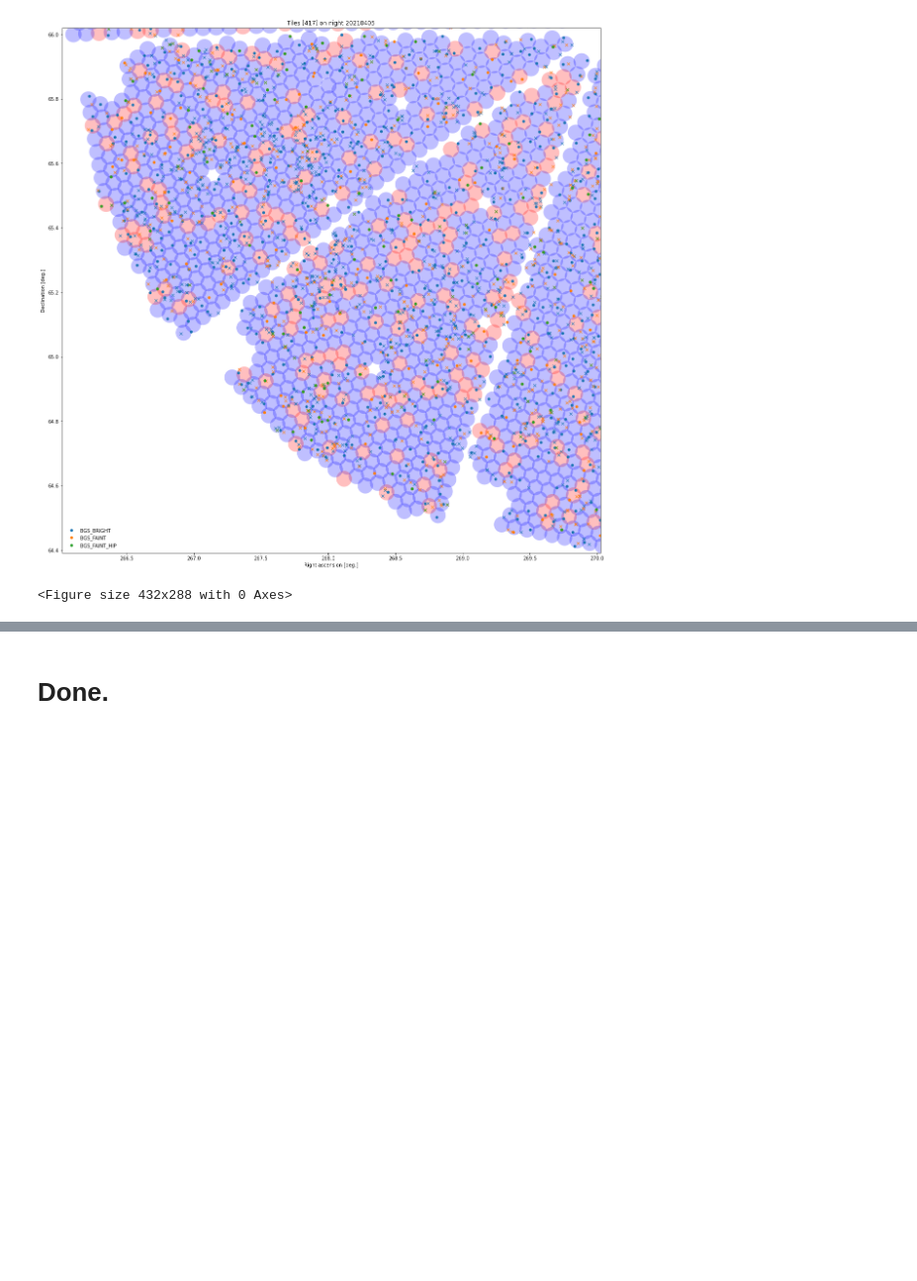
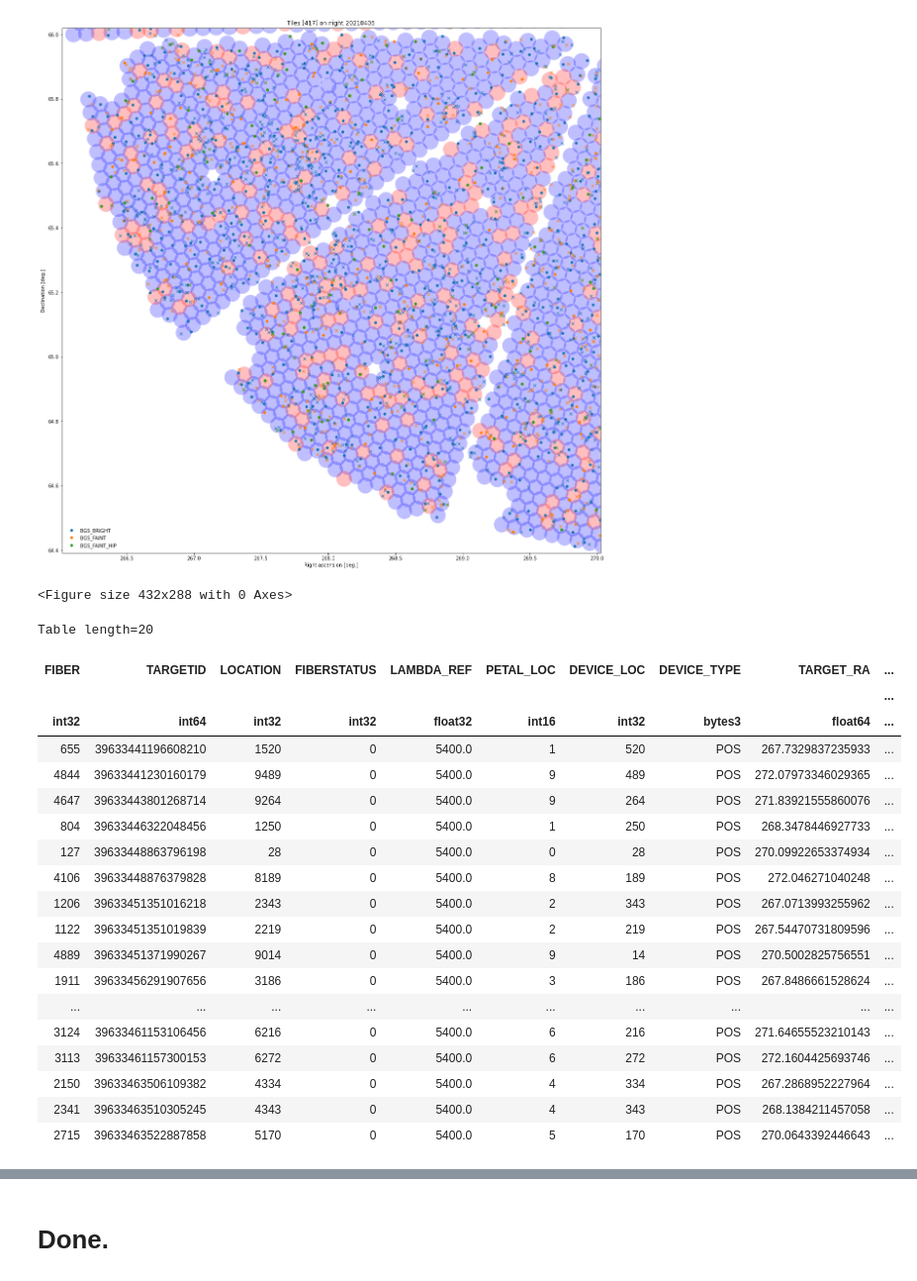
Before and after one commit to michaelJwilson/S4Mock, a Jupyter notebook: fatile_plot.ipynb, the cells around one changed output, grey strips where cells are left out. Shown at 99% size. Drawn from its saved outputs; the diff is of its cells as text; code cells hidden in the pictures; blank space fills up the shorter version.

```diff
--- a/fatile_plot.ipynb
+++ b/fatile_plot.ipynb
@@ -350,3 +356,26 @@ Requested fieldrot=-1107.2 arcsec delta=-0.0 arcsec
 Requested fieldrot=-1107.2 arcsec delta=-0.0 arcsec
 [figure]
 <Figure size 432x288 with 0 Axes>
+# %%
+_fba[(_fba['SV3_SCND_TARGET']>0)]
+# %% [output]
+Table length=20
+| FIBER | TARGETID | LOCATION | FIBERSTATUS | LAMBDA_REF | PETAL_LOC | DEVICE_LOC | DEVICE_TYPE | TARGET_RA | ... |
+|  |  |  |  |  |  |  |  |  | ... |
+| int32 | int64 | int32 | int32 | float32 | int16 | int32 | bytes3 | float64 | ... |
+| 655 | 39633441196608210 | 1520 | 0 | 5400.0 | 1 | 520 | POS | 267.7329837235933 | ... |
+| 4844 | 39633441230160179 | 9489 | 0 | 5400.0 | 9 | 489 | POS | 272.07973346029365 | ... |
+| 4647 | 39633443801268714 | 9264 | 0 | 5400.0 | 9 | 264 | POS | 271.83921555860076 | ... |
+| 804 | 39633446322048456 | 1250 | 0 | 5400.0 | 1 | 250 | POS | 268.3478446927733 | ... |
+| 127 | 39633448863796198 | 28 | 0 | 5400.0 | 0 | 28 | POS | 270.09922653374934 | ... |
+| 4106 | 39633448876379828 | 8189 | 0 | 5400.0 | 8 | 189 | POS | 272.046271040248 | ... |
+| 1206 | 39633451351016218 | 2343 | 0 | 5400.0 | 2 | 343 | POS | 267.0713993255962 | ... |
+| 1122 | 39633451351019839 | 2219 | 0 | 5400.0 | 2 | 219 | POS | 267.54470731809596 | ... |
+| 4889 | 39633451371990267 | 9014 | 0 | 5400.0 | 9 | 14 | POS | 270.5002825756551 | ... |
+| 1911 | 39633456291907656 | 3186 | 0 | 5400.0 | 3 | 186 | POS | 267.8486661528624 | ... |
+| ... | ... | ... | ... | ... | ... | ... | ... | ... | ... |
+| 3124 | 39633461153106456 | 6216 | 0 | 5400.0 | 6 | 216 | POS | 271.64655523210143 | ... |
+| 3113 | 39633461157300153 | 6272 | 0 | 5400.0 | 6 | 272 | POS | 272.1604425693746 | ... |
+| 2150 | 39633463506109382 | 4334 | 0 | 5400.0 | 4 | 334 | POS | 267.2868952227964 | ... |
+| 2341 | 39633463510305245 | 4343 | 0 | 5400.0 | 4 | 343 | POS | 268.1384211457058 | ... |
+| 2715 | 39633463522887858 | 5170 | 0 | 5400.0 | 5 | 170 | POS | 270.0643392446643 | ... |
```
Also changed, not shown: parts of 9 cells of this notebook.
